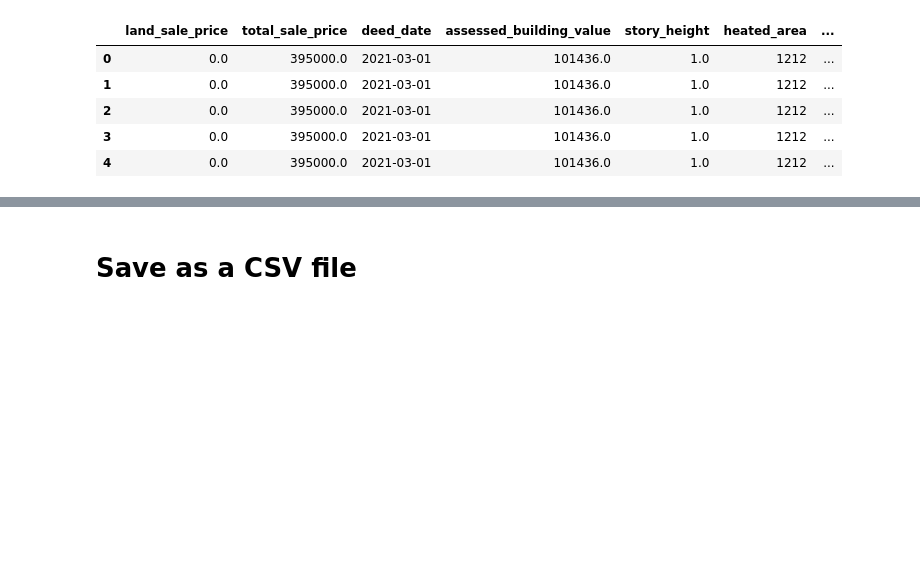
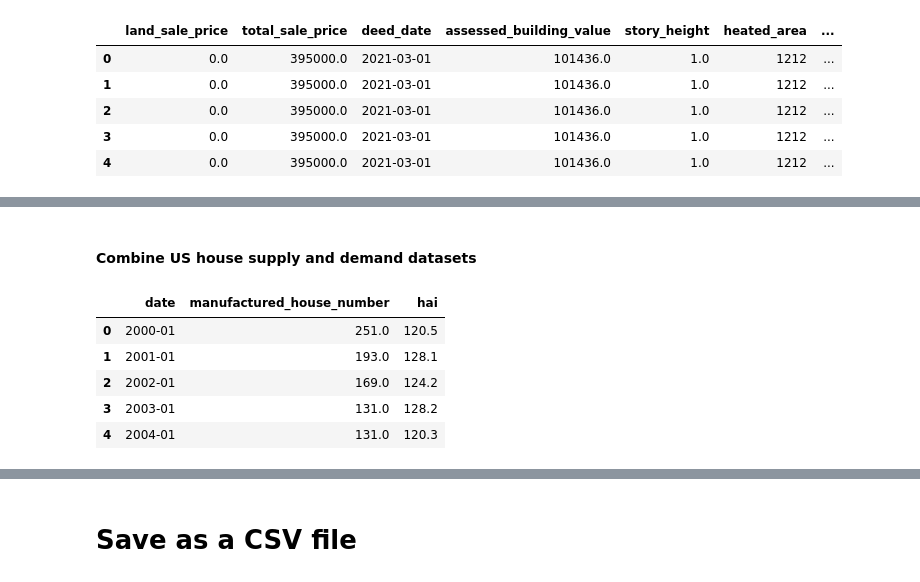
Before and after one commit to alisongh/SIADS-696-Milestone-II, a Jupyter notebook: house_summary.ipynb, the cells around one changed output, grey strips where cells are left out. Drawn from its saved outputs; the diff is of its cells as text; code cells hidden in the pictures; blank space fills up the shorter version.

```diff
--- a/house_summary.ipynb
+++ b/house_summary.ipynb
@@ -369,0 +458,2 @@ updated_house_df.head()
+# %%
+us_house_supply_df = pd.read_excel('assets/HousingSupply.xlsx', sheet_name="Manufactured_Annual")
@@ -369,0 +500,13 @@ updated_house_df.head()
+# %% [markdown]
+#### Combine US house supply and demand datasets
+# %%
+us_house_supply_demand_df = us_house_supply_df.merge(us_house_demand_df, left_on='date', right_on='date', how='left')
+us_house_supply_demand_df.sort_values(by='date', inplace=True)
+us_house_supply_demand_df.head()
+# %% [output]
+|  | date | manufactured_house_number | hai |
+| 0 | 2000-01 | 251.0 | 120.5 |
+| 1 | 2001-01 | 193.0 | 128.1 |
+| 2 | 2002-01 | 169.0 | 124.2 |
+| 3 | 2003-01 | 131.0 | 128.2 |
+| 4 | 2004-01 | 131.0 | 120.3 |
```
Also changed, not shown: parts of 29 cells of this notebook.
